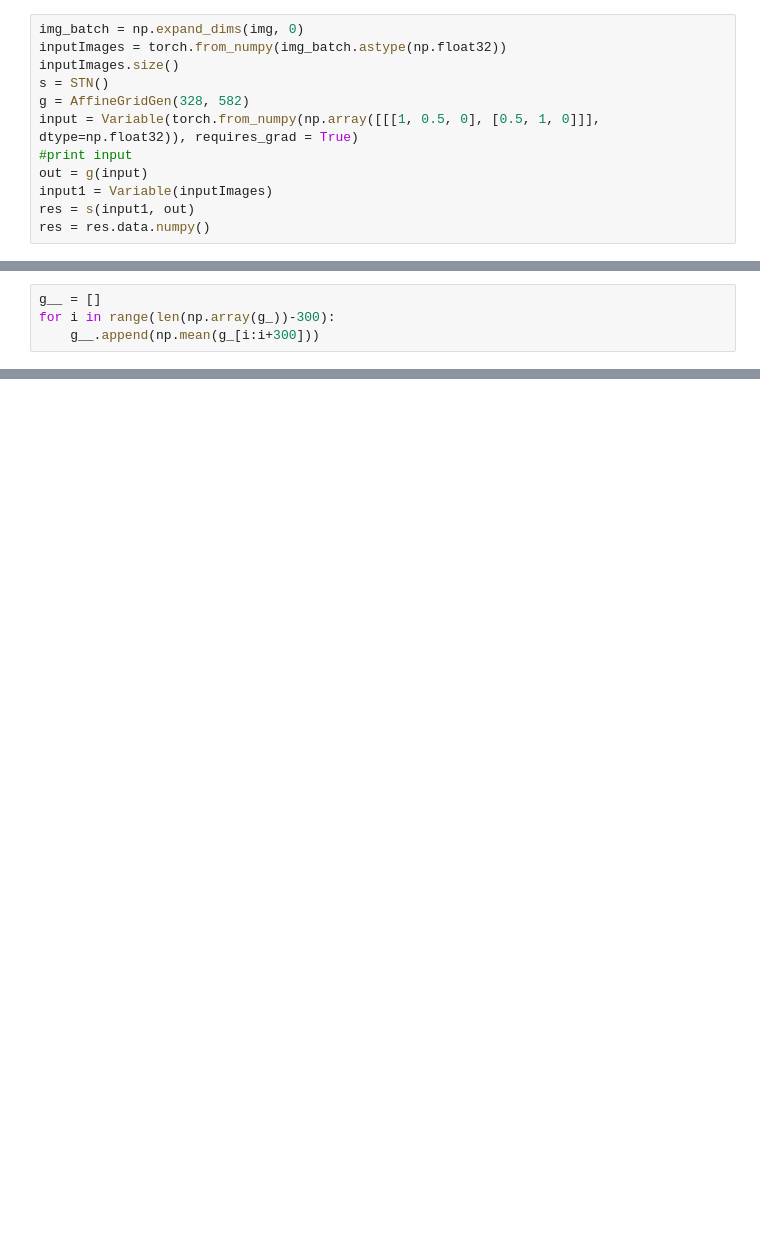
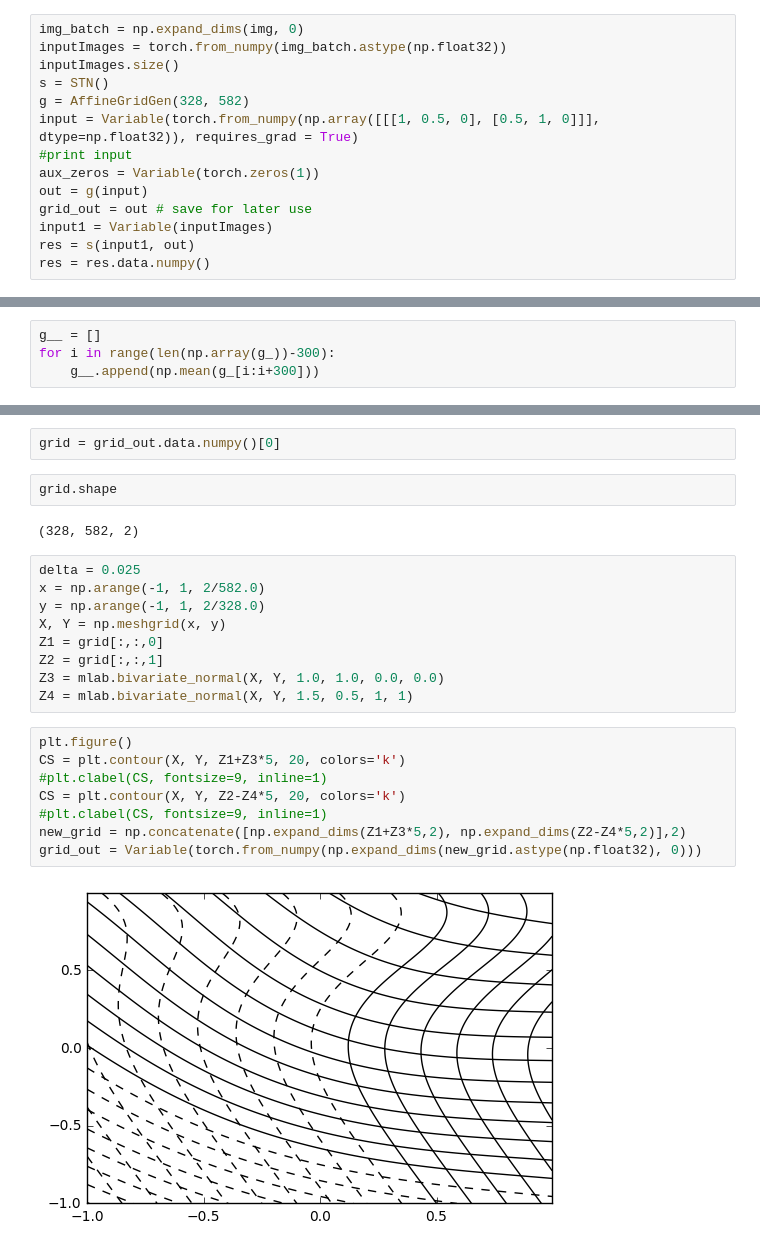
Before and after one commit to fxia22/stn.pytorch, a Jupyter notebook: script/test_stn.ipynb, the cells around one changed output, grey strips where cells are left out. Saved outputs shown, nothing was run; the diff lists cells and outputs as text; blank space fills up the shorter version.

```diff
--- a/script/test_stn.ipynb
+++ b/script/test_stn.ipynb
@@ -25,7 +26,9 @@ s = STN()
 g = AffineGridGen(328, 582)
 input = Variable(torch.from_numpy(np.array([[[1, 0.5, 0], [0.5, 1, 0]]], dtype=np.float32)), requires_grad = True)
 #print input
+aux_zeros = Variable(torch.zeros(1))
 out = g(input)
+grid_out = out # save for later use
 input1 = Variable(inputImages)
 res = s(input1, out)
 res = res.data.numpy()
@@ -276,0 +166,25 @@ plt.plot(x[:-300], g__)
+# %%
+grid = grid_out.data.numpy()[0]
+# %%
+grid.shape
+# %% [output]
+(328, 582, 2)
+# %%
+delta = 0.025
+x = np.arange(-1, 1, 2/582.0)
+y = np.arange(-1, 1, 2/328.0)
+X, Y = np.meshgrid(x, y)
+Z1 = grid[:,:,0]
+Z2 = grid[:,:,1]
+Z3 = mlab.bivariate_normal(X, Y, 1.0, 1.0, 0.0, 0.0)
+Z4 = mlab.bivariate_normal(X, Y, 1.5, 0.5, 1, 1)
+# %%
+plt.figure()
+CS = plt.contour(X, Y, Z1+Z3*5, 20, colors='k')
+#plt.clabel(CS, fontsize=9, inline=1)
+CS = plt.contour(X, Y, Z2-Z4*5, 20, colors='k')
+#plt.clabel(CS, fontsize=9, inline=1)
+new_grid = np.concatenate([np.expand_dims(Z1+Z3*5,2), np.expand_dims(Z2-Z4*5,2)],2)
+grid_out = Variable(torch.from_numpy(np.expand_dims(new_grid.astype(np.float32), 0)))
+# %% [output]
+[figure, added]
```
Also changed, not shown: parts of 28 cells of this notebook, 1 other file.
